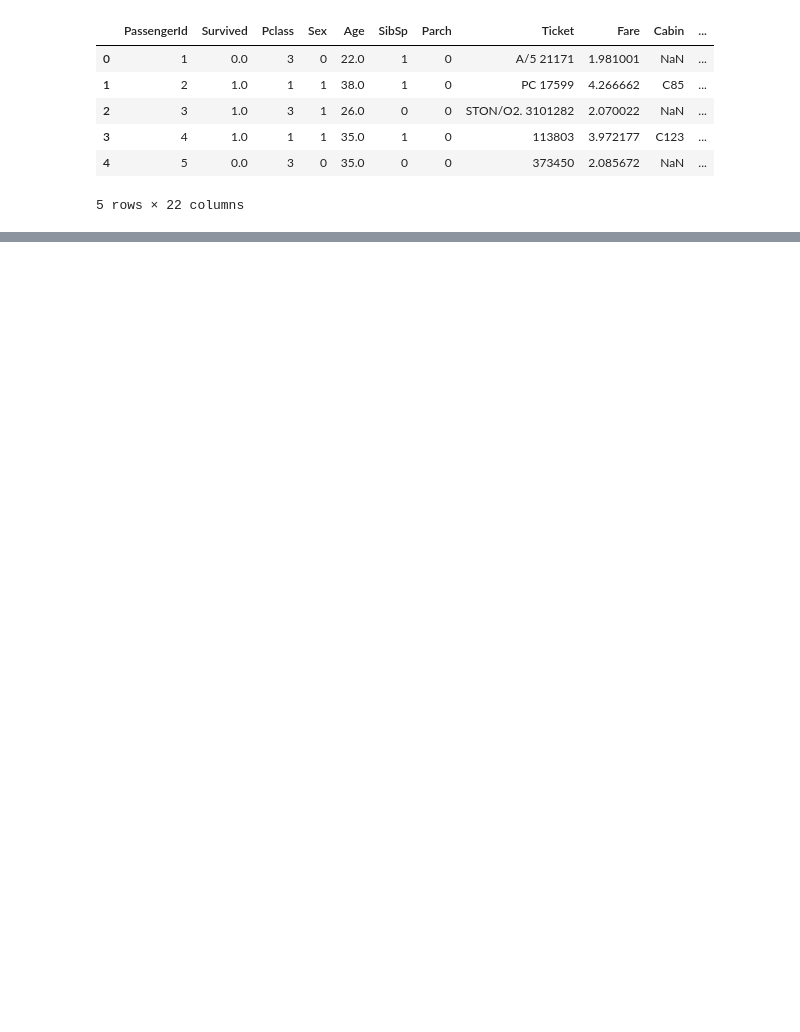
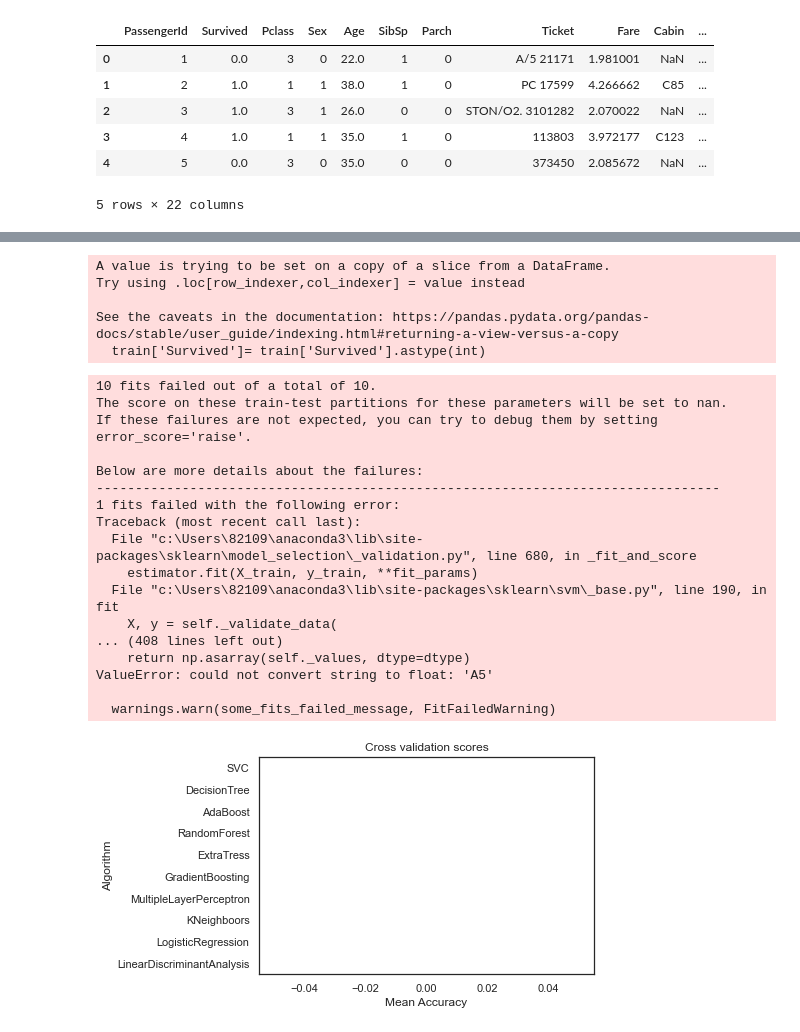
Before and after one commit to gks4478/TIL, a Jupyter notebook: Titanic Top 4% with ensemble modeling.ipynb, the cells around one changed output, grey strips where cells are left out. Cells and saved outputs as stored; diff of their text form; code cells hidden in the pictures; blank space fills up the shorter version.

```diff
--- a/Titanic Top 4% with ensemble modeling.ipynb
+++ b/Titanic Top 4% with ensemble modeling.ipynb
@@ -413,0 +488,3 @@ dataset.head()
+# %%
+# drop useless variables
+dataset.drop(labels= ['PassengerId'], axis= 1, inplace= True)
@@ -413,0 +501,6 @@ dataset.head()
+# %%
+# 6. Modeling
+# Separate train dataset and test dataset
+train= dataset[:train_len]
+test= dataset[train_len:]
+test.drop(labels= ['Survived'], axis= 1, inplace= True)
@@ -413,0 +512,68 @@ dataset.head()
+# %%
+# Separate train features and label
+train['Survived']= train['Survived'].astype(int)
+Y_train= train['Survived']
+X_train= train.drop(labels= ['Survived'], axis= 1)
+# %% [output]
+A value is trying to be set on a copy of a slice from a DataFrame.
+Try using .loc[row_indexer,col_indexer] = value instead
+
+See the caveats in the documentation: https://pandas.pydata.org/pandas-docs/stable/user_guide/indexing.html#returning-a-view-versus-a-copy
+  train['Survived']= train['Survived'].astype(int)
+# %%
+# 6.1 Simple modeling
+# 6.1.1 Cross validate models
+# Cross validate model with Kfold stratified cross val
+kfold= StratifiedKFold(n_splits= 10)
+# %%
+# Modeling step Test differents algorithms
+random_state= 2
+classifiers= []
+classifiers.append(SVC(random_state= random_state))
+classifiers.append(DecisionTreeClassifier(random_state= random_state))
+classifiers.append(AdaBoostClassifier(DecisionTreeClassifier(random_state= random_state),
+                                      random_state= random_state, learning_rate= 0.1))
+classifiers.append(RandomForestClassifier(random_state= random_state))
+classifiers.append(ExtraTreesClassifier(random_state= random_state))
+classifiers.append(GradientBoostingClassifier(random_state= random_state))
+classifiers.append(MLPClassifier(random_state= random_state))
+classifiers.append(KNeighborsClassifier())
+classifiers.append(LogisticRegression(random_state= random_state))
+classifiers.append(LinearDiscriminantAnalysis())
+
+cv_results= []
+for classifier in classifiers:
+    cv_results.append(cross_val_score(classifier, X_train, y= Y_train, scoring= 'accuracy', cv= kfold, n_jobs= 4))
+
+cv_means= []
+cv_std= []
+for cv_result in cv_results:
+    cv_means.append(cv_result.mean())
+    cv_std.append(cv_result.std())
+
+cv_res= pd.DataFrame({'CrossValMeans':cv_means, 'CrossValerrors':cv_std,
+'Algorithm': ['SVC', 'DecisionTree', 'AdaBoost', 'RandomForest', 'ExtraTress', 'GradientBoosting',
+            'MultipleLayerPerceptron', 'KNeighboors', 'LogisticRegression','LinearDiscriminantAnalysis']})
+
+g= sns.barplot('CrossValMeans', 'Algorithm', data= cv_res, palette= 'Set3', orient= 'h', **{'xerr': cv_std})
+g.set_xlabel('Mean Accuracy')
+g= g.set_title('Cross validation scores')
+# %% [output]
+10 fits failed out of a total of 10.
+The score on these train-test partitions for these parameters will be set to nan.
+If these failures are not expected, you can try to debug them by setting error_score='raise'.
+
+Below are more details about the failures:
+--------------------------------------------------------------------------------
+1 fits failed with the following error:
+Traceback (most recent call last):
+  File "c:\Users\82109\anaconda3\lib\site-packages\sklearn\model_selection\_validation.py", line 680, in _fit_and_score
+    estimator.fit(X_train, y_train, **fit_params)
+  File "c:\Users\82109\anaconda3\lib\site-packages\sklearn\svm\_base.py", line 190, in fit
+    X, y = self._validate_data(
+... (408 lines left out)
+    return np.asarray(self._values, dtype=dtype)
+ValueError: could not convert string to float: 'A5'
+
+  warnings.warn(some_fits_failed_message, FitFailedWarning)
+[figure, added]
```
Also changed, not shown: parts of 16 cells of this notebook.
